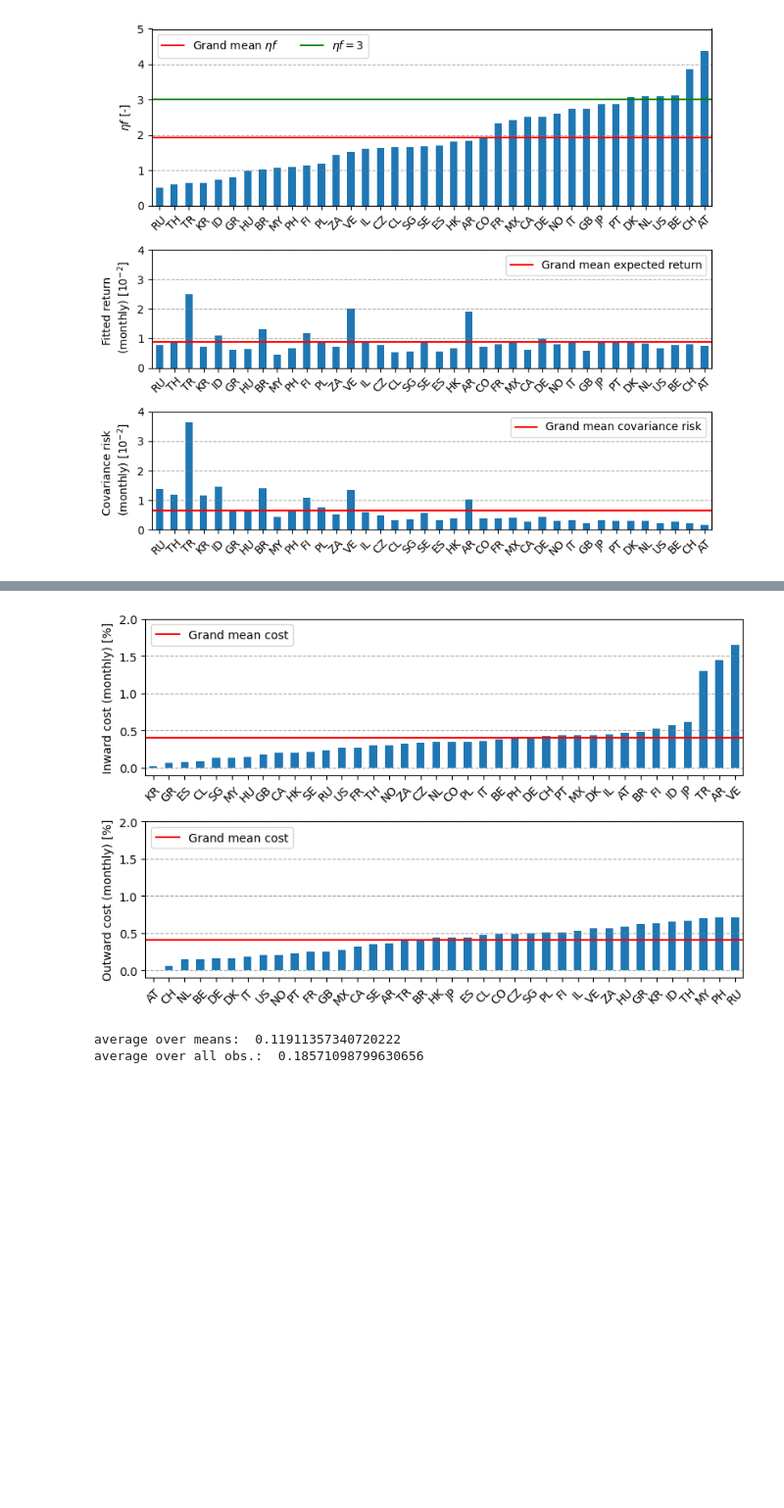
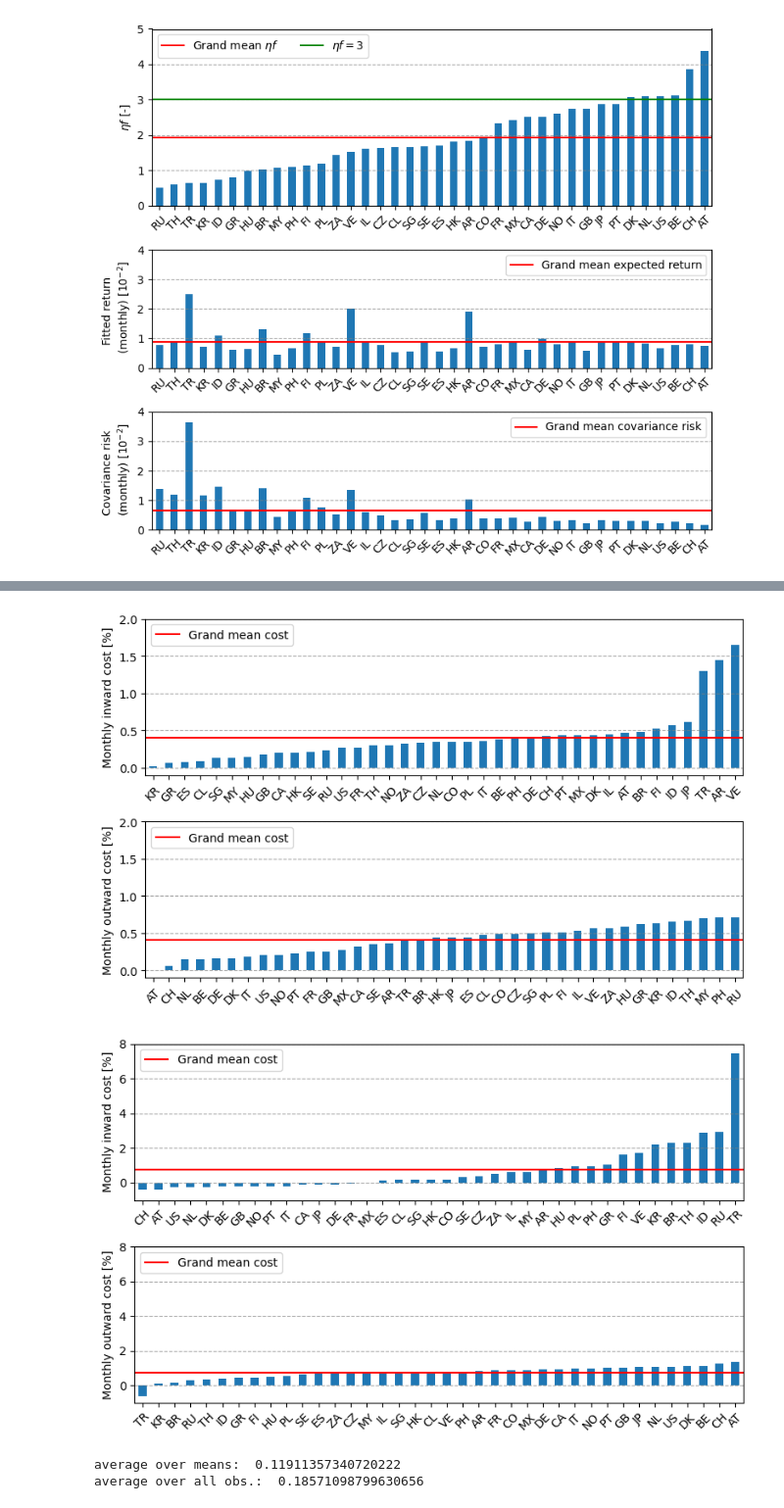
Before and after one commit to nilsvanrompaey/master-thesis-home-bias, a Jupyter notebook: src/figure3.ipynb, the cells around one changed output, grey strips where cells are left out. Shown at 98% size. Cells and saved outputs as stored; diff of their text form; code cells hidden in the pictures; blank space fills up the shorter version.

```diff
--- a/src/figure3.ipynb
+++ b/src/figure3.ipynb
@@ -382,15 +380,3 @@ fig.savefig(dir+"/eta_f.svg")
 plt.show()
 # %% [output]
 [figure]
-# %%
-# Fastest way
-costs = pd.DataFrame(0.0, index=covs.index, columns=covs.columns)
-costs_old = pd.DataFrame(0.0, index=covs.index, columns=covs.columns)
-cost_diffs = pd.DataFrame(0.0, index=covs.index, columns=covs.columns)
-for country_i in major:
-    for month in stds.columns:
-        costs[(month, country_i)] = fitted_returns[month] - eta_f.loc[country_i, month] * covs[month] @ weights[country_i]
-        costs_old[(month, country_i)] = fitted_returns[month] - 3.0 * covs[month] @ weights[country_i]
-        cost_diffs[(month, country_i)] = costs_old[(month, country_i)] - costs[(month, country_i)]
-    print(country_i, end=" ")
-print("\n")
@@ -480,33 +473,47 @@ plot_heatmap(
 # %%
-mean_inward_cost = mean_costs.mean(axis=1).sort_values()
-mean_outward_cost = mean_costs.mean(axis=0).sort_values()
-dir = os.path.abspath("../output/exp3/results/figures/")
-fig, axs = plt.subplots(2, 1, figsize=(8,5), gridspec_kw={'height_ratios': [1,1]})
+def plot_means(data, save_dir, ylim, ):
+    mean_inward_cost = data.mean(axis=1).sort_values()
+    mean_outward_cost = data.mean(axis=0).sort_values()
+    fig, axs = plt.subplots(2, 1, figsize=(8,5), gridspec_kw={'height_ratios': [1,1]})
 
-mean_inward_cost.plot(kind="bar", ax=axs[0])
-axs[0].tick_params(axis='x', labelrotation=45, labelsize=10)
-for label in axs[0].get_xticklabels():
-    label.set_ha('center')
-axs[0].grid(axis='y', linestyle='--', color='gray', alpha=0.7)
-axs[0].axhline(mean_inward_cost.mean(), color="red")
-axs[0].legend(labels=["Grand mean cost"], loc=2)
-axs[0].set_ylabel("Inward cost (monthly) [%]")
-axs[0].set_ylim([-0.1,2])
+    mean_inward_cost.plot(kind="bar", ax=axs[0])
+    axs[0].tick_params(axis='x', labelrotation=45, labelsize=10)
+    for label in axs[0].get_xticklabels():
+        label.set_ha('center')
+    axs[0].grid(axis='y', linestyle='--', color='gray', alpha=0.7)
+    axs[0].axhline(mean_inward_cost.mean(), color="red")
+    axs[0].legend(labels=["Grand mean cost"], loc=2)
+    axs[0].set_ylabel("Monthly inward cost [%]")
+    axs[0].set_ylim(ylim)
 
-mean_outward_cost.plot(kind="bar", ax=axs[1])
-axs[1].tick_params(axis='x', labelrotation=45, labelsize=10)
-for label in axs[1].get_xticklabels():
-    label.set_ha('center')
-axs[1].grid(axis='y', linestyle='--', color='gray', alpha=0.7)
-axs[1].axhline(mean_outward_cost.mean(), color="red")
-axs[1].legend(labels=["Grand mean cost"], loc=2)
-axs[1].set_ylabel("Outward cost (monthly) [%]")
-axs[1].set_ylim([-0.1,2])
+    mean_outward_cost.plot(kind="bar", ax=axs[1])
+    axs[1].tick_params(axis='x', labelrotation=45, labelsize=10)
+    for label in axs[1].get_xticklabels():
+        label.set_ha('center')
+    axs[1].grid(axis='y', linestyle='--', color='gray', alpha=0.7)
+    axs[1].axhline(mean_outward_cost.mean(), color="red")
+    axs[1].legend(labels=["Grand mean cost"], loc=2)
+    axs[1].set_ylabel("Monthly outward cost [%]")
+    axs[1].set_ylim(ylim)
 
-fig.tight_layout()
-fig.savefig(dir+"/mean_costs.svg")
-plt.show()
+    fig.tight_layout()
+    fig.savefig(save_dir)
+    plt.show()
+
+plot_means(
+    data=mean_costs,
+    save_dir=dir+"/mean_costs.pdf",
+    ylim=[-.1,2],
+)
+
+plot_means(
+    data=mean_cost_diffs,
+    save_dir=dir+"/mean_cost_diffs.pdf",
+    ylim=[-1,8],
+)
+copy_files()
 # %% [output]
-[figure, old version]
+[figure, new version]
+[figure, added]
 # %%
 print("average over means: ", (mean_costs<0).sum().sum()/38**2)
```
Also changed, not shown: parts of 12 cells of this notebook, 13 other files.
